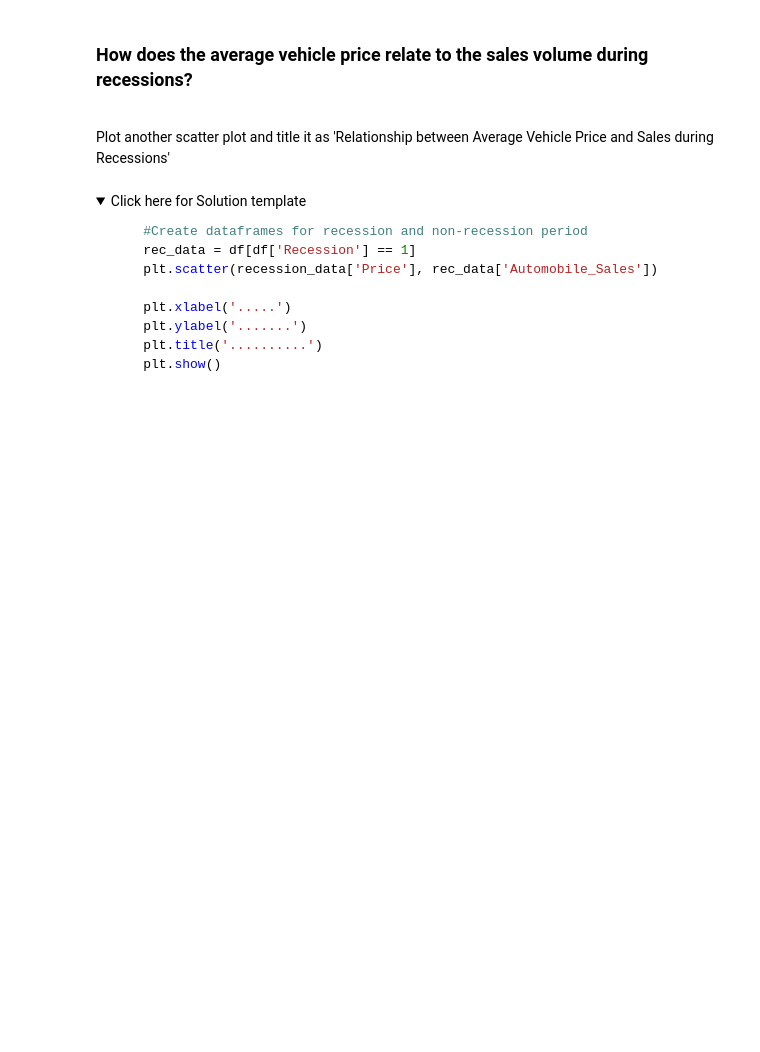
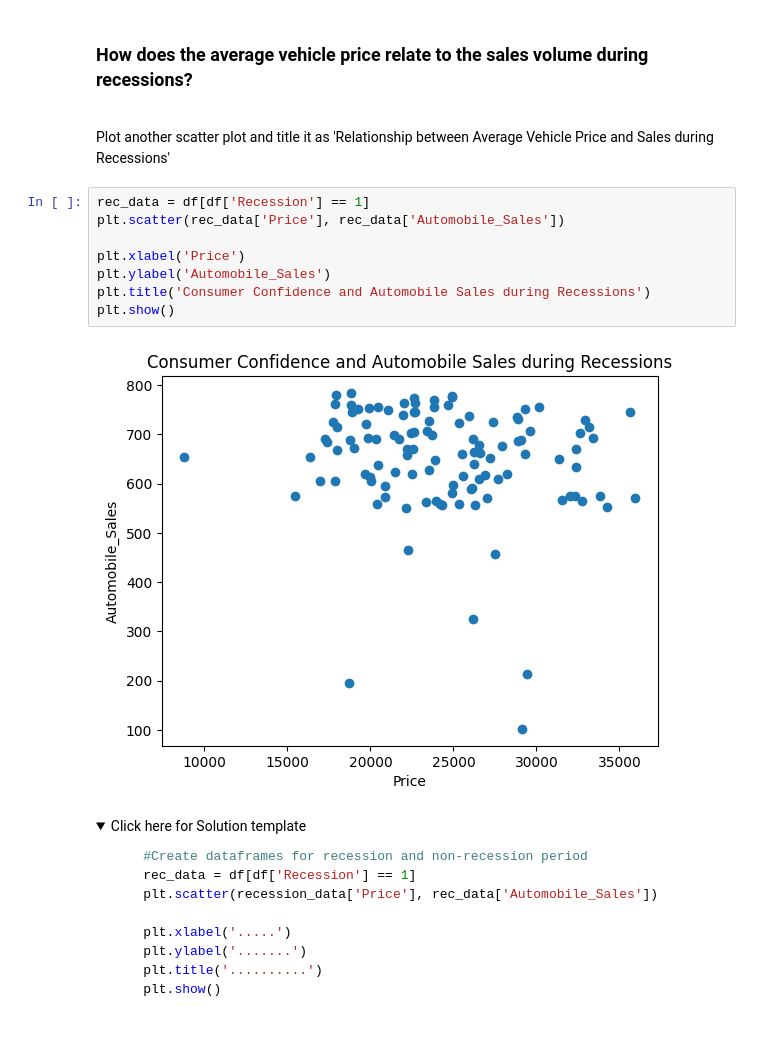
Before and after one commit to Siberio20/Practicas-Coursera, a Jupyter notebook: Exercise-Final-Assignment-Part-1-.jupyterlite.ipynb, the cells around one changed output. Saved outputs shown, nothing was run; the diff lists cells and outputs as text; folded sections open; blank space fills up the shorter version.

```diff
--- a/Exercise-Final-Assignment-Part-1-.jupyterlite.ipynb
+++ b/Exercise-Final-Assignment-Part-1-.jupyterlite.ipynb
@@ -623,6 +672,16 @@ Save this plot as "Bubble.png"</span><br>
 
  ### How does the average vehicle price relate to the sales volume during recessions?
  <br> Plot another scatter plot and title it as 'Relationship between Average Vehicle Price and Sales during Recessions'
+# %%
+rec_data = df[df['Recession'] == 1]
+plt.scatter(rec_data['Price'], rec_data['Automobile_Sales'])
+
+plt.xlabel('Price')
+plt.ylabel('Automobile_Sales')
+plt.title('Consumer Confidence and Automobile Sales during Recessions')
+plt.show()
+# %% [output]
+[figure, added]
 # %% [markdown]
 <details>
 <summary>Click here for Solution template</summary>
```
Also changed, not shown: parts of 9 cells of this notebook.
